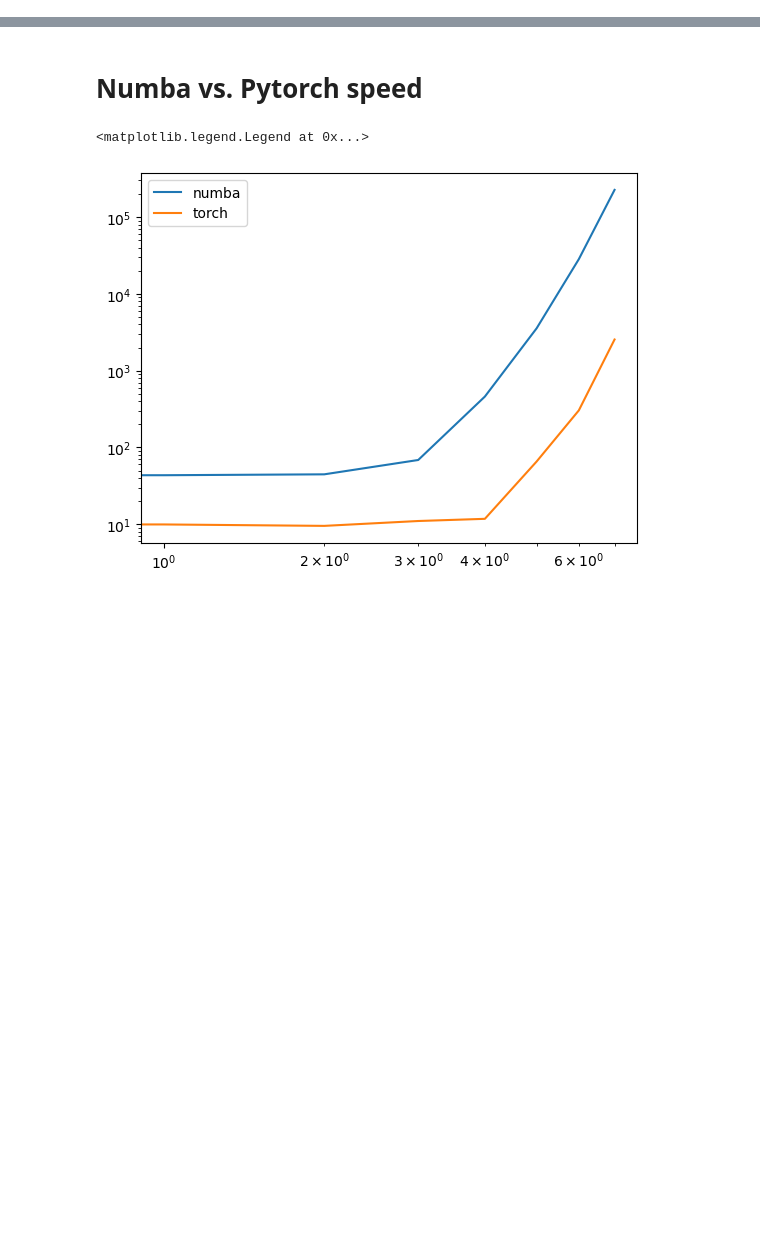
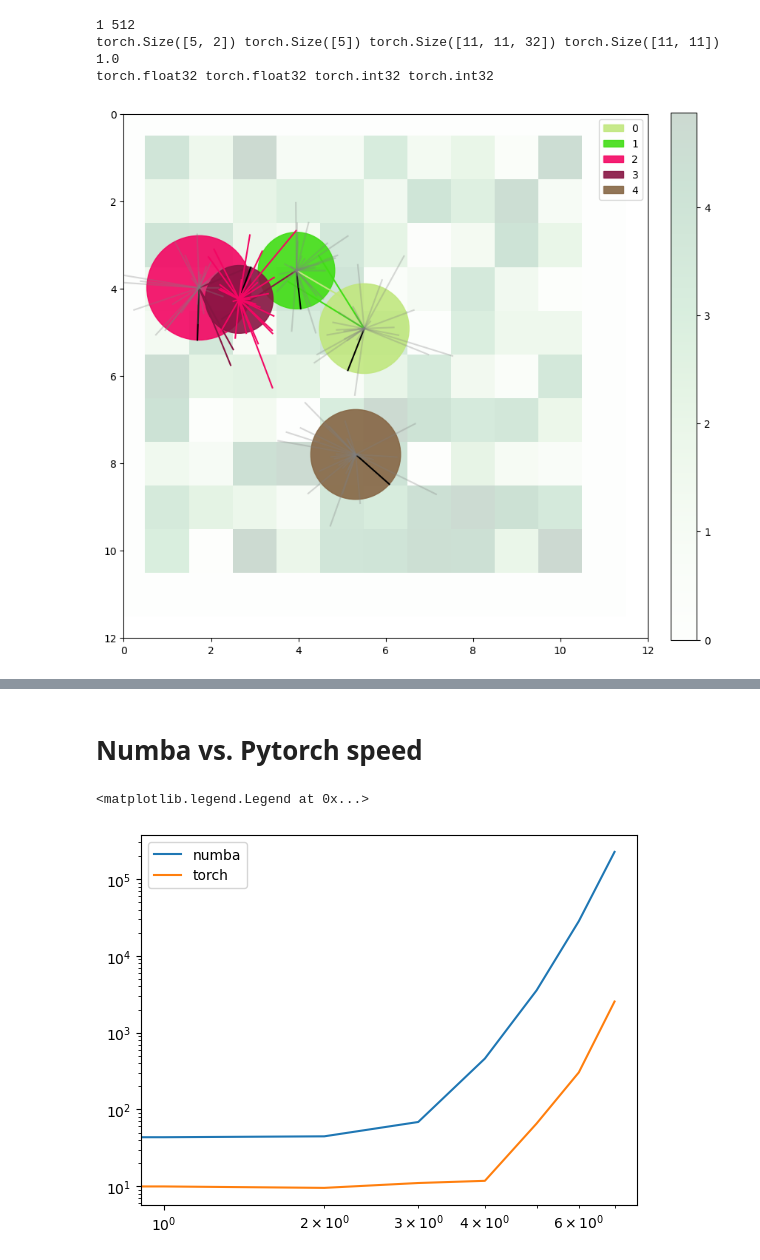
Before and after one commit to JacksonKaunismaa/evolution, a Jupyter notebook: base.ipynb, the cells around one changed output, grey strips where cells are left out. Drawn from its saved outputs; the diff is of its cells as text; code cells hidden in the pictures; blank space fills up the shorter version.

```diff
--- a/base.ipynb
+++ b/base.ipynb
@@ -22,0 +20,11 @@ print(z)
+# %%
+x1 = game.trace_rays()
+x2 = game.trace_rays_grid()
+# %% [output]
+1 512
+torch.Size([5, 2]) torch.Size([5]) torch.Size([11, 11, 32]) torch.Size([11, 11]) 1.0
+torch.float32 torch.float32 torch.int32 torch.int32
+# %%
+game.visualize(x1)
+# %% [output]
+[figure, added]
```
Also changed, not shown: parts of 11 cells of this notebook, 4 other files.
